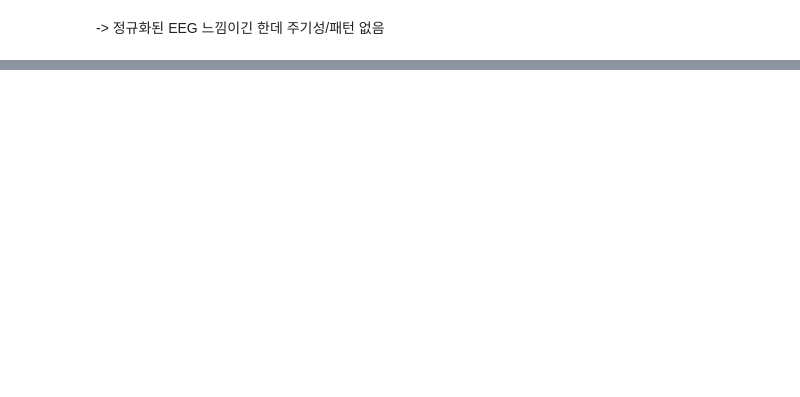
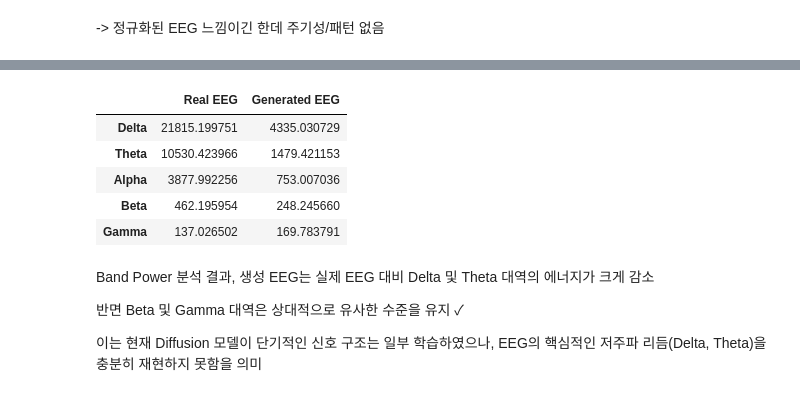
Before and after one commit to pitzsb1/NeuroDiffusion, a Jupyter notebook: code/NeuroDiffusion_code.ipynb, the cells around one changed output, grey strips where cells are left out. Cells and saved outputs as stored; diff of their text form; code cells hidden in the pictures; blank space fills up the shorter version.

```diff
--- a/code/NeuroDiffusion_code.ipynb
+++ b/code/NeuroDiffusion_code.ipynb
@@ -896,0 +1174,11 @@ KeyboardInterrupt:
+# %%
+# Real EEG (Fp1)
+
+real = X[0, 0]
+
+# Generated EEG (Fp1)
+
+gen = generated[0, 0].detach().cpu().numpy()
+
+print(real.shape)
+print(gen.shape)
@@ -896,0 +1367,55 @@ KeyboardInterrupt:
+# %%
+def compute_band_power(signal, sampling_rate=200):
+
+    freqs = np.fft.rfftfreq(
+        signal.shape[-1],
+        d=1/sampling_rate
+    )
+
+    fft_power = np.abs(
+        np.fft.rfft(signal, axis=-1)
+    ) ** 2
+
+    bands = {
+        "Delta": (0.5, 4),
+        "Theta": (4, 8),
+        "Alpha": (8, 13),
+        "Beta": (13, 30),
+        "Gamma": (30, 40)
+    }
+
+    result = {}
+
+    for band, (low, high) in bands.items():
+
+        mask = (freqs >= low) & (freqs < high)
+
+        result[band] = fft_power[:, mask].mean()
+
+    return result
+
+
+real_band = compute_band_power(real_sample)
+gen_band = compute_band_power(gen_sample)
+
+band_df = pd.DataFrame({
+    "Real EEG": real_band,
+    "Generated EEG": gen_band
+})
+
+band_df
+# %% [output]
+|  | Real EEG | Generated EEG |
+| Delta | 21815.199751 | 4335.030729 |
+| Theta | 10530.423966 | 1479.421153 |
+| Alpha | 3877.992256 | 753.007036 |
+| Beta | 462.195954 | 248.245660 |
+| Gamma | 137.026502 | 169.783791 |
+# %% [markdown]
+Band Power 분석 결과,
+생성 EEG는 실제 EEG 대비 Delta 및 Theta 대역의 에너지가 크게 감소
+
+반면 Beta 및 Gamma 대역은 상대적으로 유사한 수준을 유지 ✓
+
+이는 현재 Diffusion 모델이 단기적인 신호 구조는 일부 학습하였으나,
+EEG의 핵심적인 저주파 리듬(Delta, Theta)을 충분히 재현하지 못함을 의미
```
Also changed, not shown: parts of 60 cells of this notebook, 1 other file.
